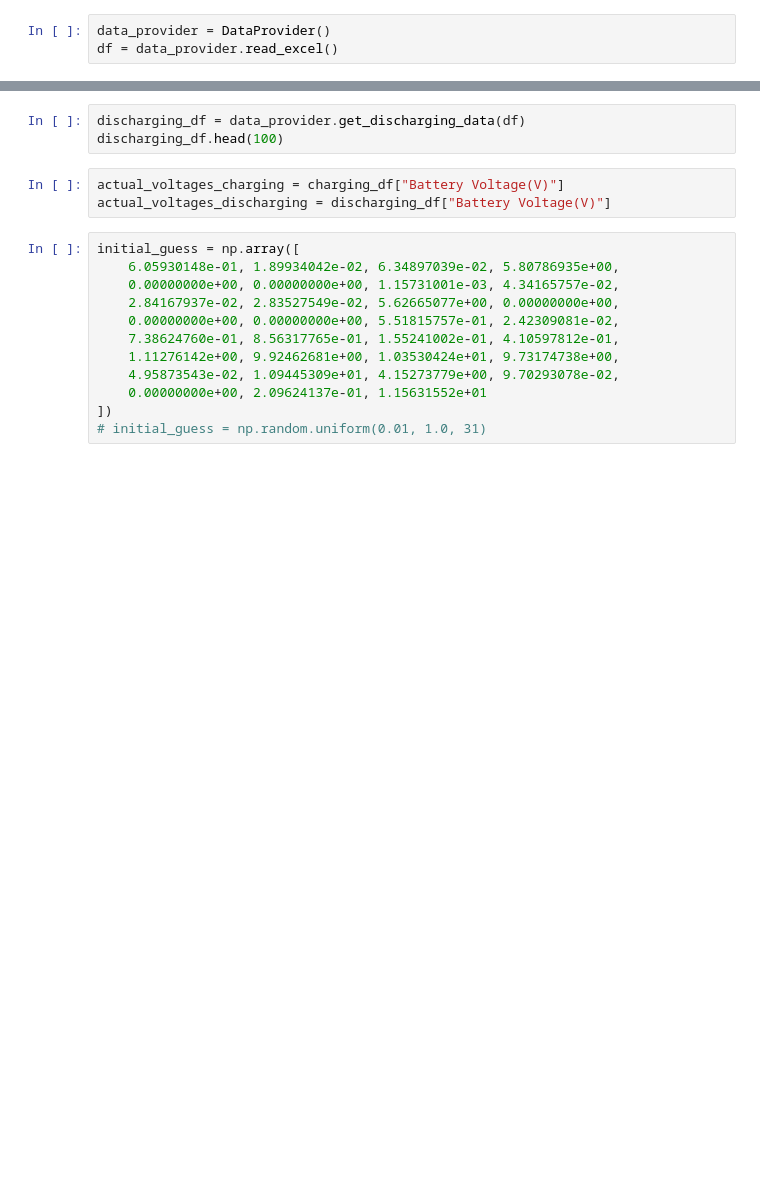
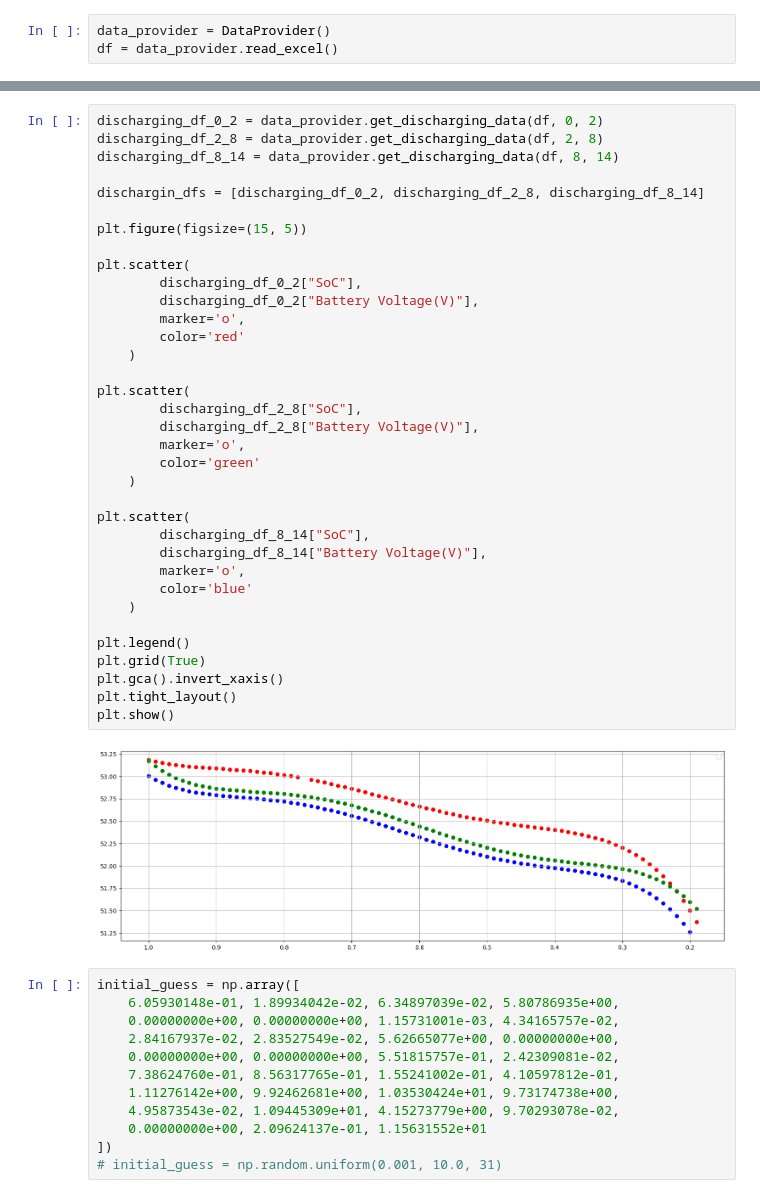
Before and after one commit to dimaherez/battery-model, a Jupyter notebook: main.ipynb, the cells around one changed output, grey strips where cells are left out. Saved outputs shown, nothing was run; the diff lists cells and outputs as text; blank space fills up the shorter version.

```diff
--- a/main.ipynb
+++ b/main.ipynb
@@ -108,9 +136,40 @@ plt.show()
 # %%
-discharging_df = data_provider.get_discharging_data(df)
-discharging_df.head(100)
+discharging_df_0_2 = data_provider.get_discharging_data(df, 0, 2)
+discharging_df_2_8 = data_provider.get_discharging_data(df, 2, 8)
+discharging_df_8_14 = data_provider.get_discharging_data(df, 8, 14)
+
+dischargin_dfs = [discharging_df_0_2, discharging_df_2_8, discharging_df_8_14]
+
+plt.figure(figsize=(15, 5))
+
+plt.scatter(
+        discharging_df_0_2["SoC"],
+        discharging_df_0_2["Battery Voltage(V)"],
+        marker='o',
+        color='red'
+    )
+
+plt.scatter(
+        discharging_df_2_8["SoC"],
+        discharging_df_2_8["Battery Voltage(V)"],
+        marker='o',
+        color='green'
+    )
+
+plt.scatter(
+        discharging_df_8_14["SoC"],
+        discharging_df_8_14["Battery Voltage(V)"],
+        marker='o',
+        color='blue'
+    )
+
+plt.legend()
+plt.grid(True)
+plt.gca().invert_xaxis()
+plt.tight_layout()
+plt.show()
+# %% [output]
+[figure, added]
-# %%
-actual_voltages_charging = charging_df["Battery Voltage(V)"]
-actual_voltages_discharging = discharging_df["Battery Voltage(V)"]
 # %%
 initial_guess = np.array([
     6.05930148e-01, 1.89934042e-02, 6.34897039e-02, 5.80786935e+00,
@@ -122,7 +181,7 @@ initial_guess = np.array([
     4.95873543e-02, 1.09445309e+01, 4.15273779e+00, 9.70293078e-02,
     0.00000000e+00, 2.09624137e-01, 1.15631552e+01
 ])
-# initial_guess = np.random.uniform(0.01, 1.0, 31)
+# initial_guess = np.random.uniform(0.001, 10.0, 31)
 # %%
 # Running LSM for charging
 
```
Also changed, not shown: parts of 22 cells of this notebook, 2 other files.
